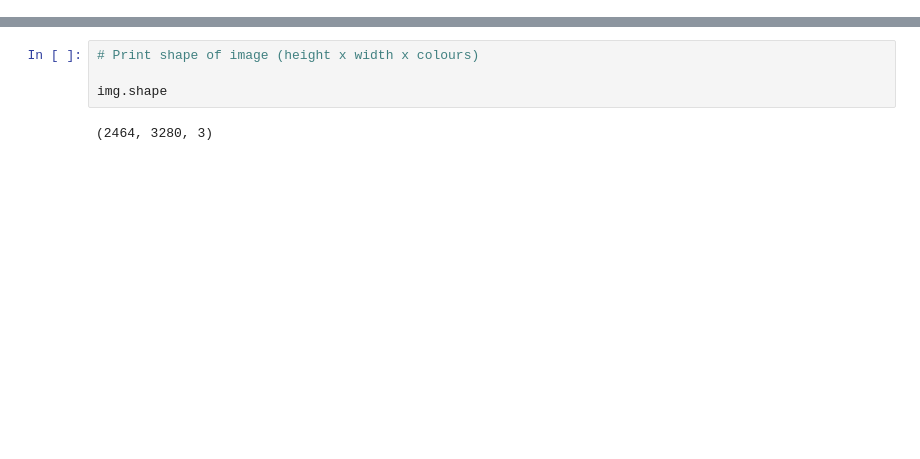
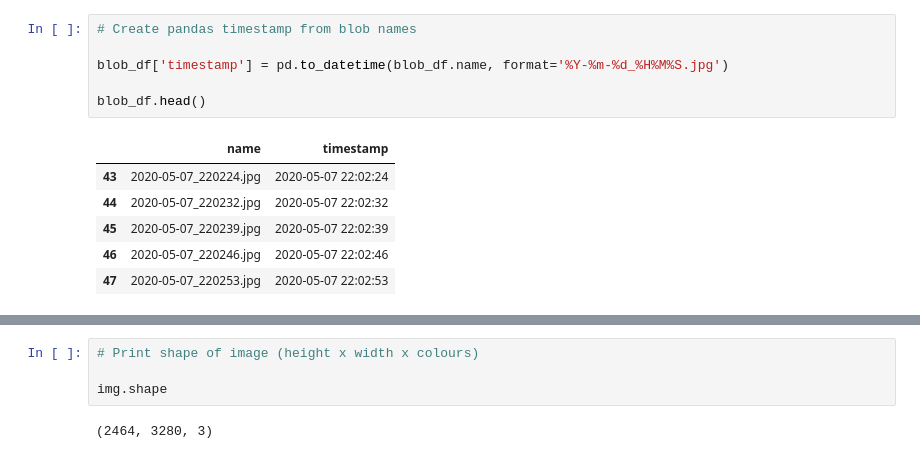
Before and after one commit to oliparson/cat-detection, a Jupyter notebook: analyse_photos.ipynb, the cells around one changed output, grey strips where cells are left out. Cells and saved outputs as stored; diff of their text form; blank space fills up the shorter version.

```diff
--- a/analyse_photos.ipynb
+++ b/analyse_photos.ipynb
@@ -5,0 +50,13 @@ import matplotlib.image as mpimg
+# %%
+# Create pandas timestamp from blob names
+
+blob_df['timestamp'] = pd.to_datetime(blob_df.name, format='%Y-%m-%d_%H%M%S.jpg')
+
+blob_df.head()
+# %% [output]
+|  | name | timestamp |
+| 43 | 2020-05-07_220224.jpg | 2020-05-07 22:02:24 |
+| 44 | 2020-05-07_220232.jpg | 2020-05-07 22:02:32 |
+| 45 | 2020-05-07_220239.jpg | 2020-05-07 22:02:39 |
+| 46 | 2020-05-07_220246.jpg | 2020-05-07 22:02:46 |
+| 47 | 2020-05-07_220253.jpg | 2020-05-07 22:02:53 |
```
Also changed, not shown: parts of 8 cells of this notebook.
